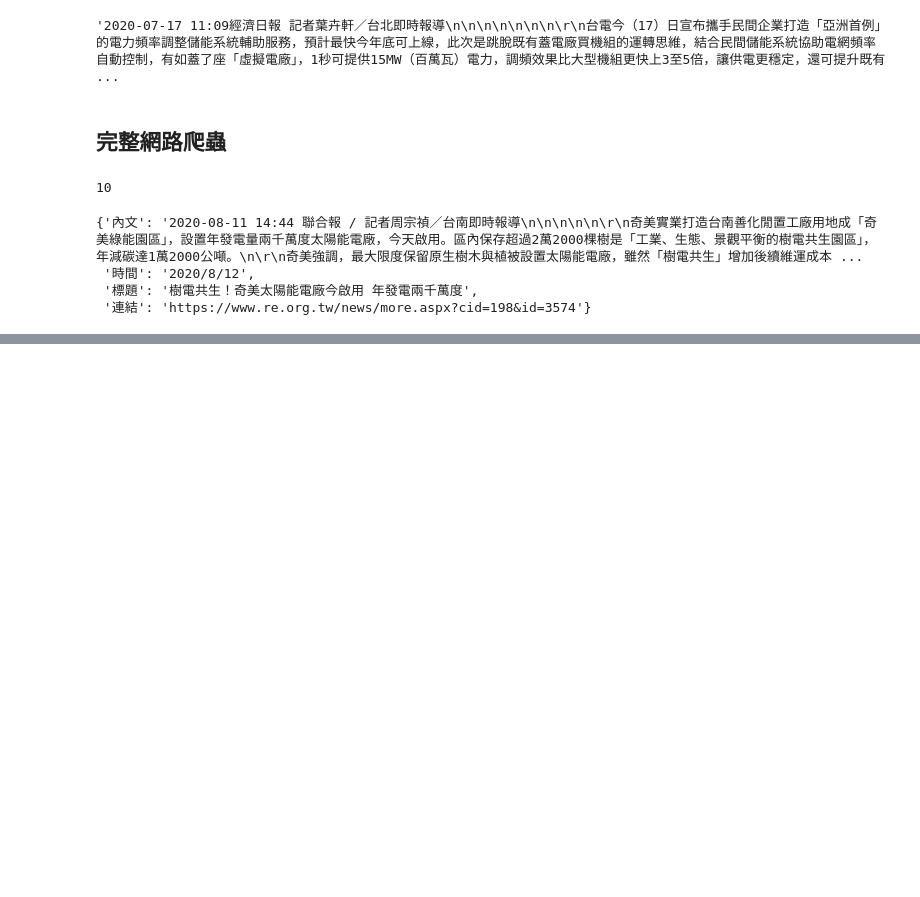
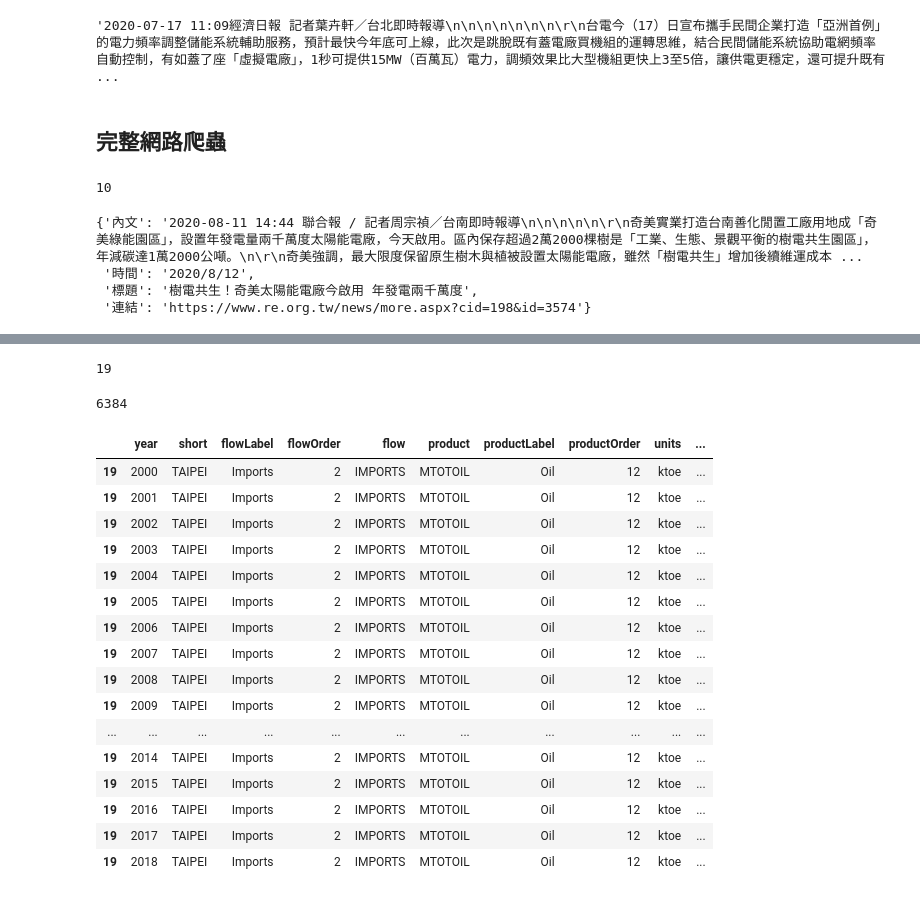
Before and after one commit to ywchiu/taipowerpy, a Jupyter notebook: Demo20200813.ipynb, the cells around one changed output, grey strips where cells are left out. Drawn from its saved outputs; the diff is of its cells as text; code cells hidden in the pictures; blank space fills up the shorter version.

```diff
--- a/Demo20200813.ipynb
+++ b/Demo20200813.ipynb
@@ -248,0 +334,4 @@ newsdf.to_excel('news.xlsx')
+# %%
+len(energy_ary)
+# %% [output]
+19
@@ -248,0 +340,4 @@ newsdf.to_excel('news.xlsx')
+# %%
+len(energy_df)
+# %% [output]
+6384
@@ -248,0 +346,20 @@ newsdf.to_excel('news.xlsx')
+# %%
+m
+# %% [output]
+|  | year | short | flowLabel | flowOrder | flow | product | productLabel | productOrder | units | ... |
+| 19 | 2000 | TAIPEI | Imports | 2 | IMPORTS | MTOTOIL | Oil | 12 | ktoe | ... |
+| 19 | 2001 | TAIPEI | Imports | 2 | IMPORTS | MTOTOIL | Oil | 12 | ktoe | ... |
+| 19 | 2002 | TAIPEI | Imports | 2 | IMPORTS | MTOTOIL | Oil | 12 | ktoe | ... |
+| 19 | 2003 | TAIPEI | Imports | 2 | IMPORTS | MTOTOIL | Oil | 12 | ktoe | ... |
+| 19 | 2004 | TAIPEI | Imports | 2 | IMPORTS | MTOTOIL | Oil | 12 | ktoe | ... |
+| 19 | 2005 | TAIPEI | Imports | 2 | IMPORTS | MTOTOIL | Oil | 12 | ktoe | ... |
+| 19 | 2006 | TAIPEI | Imports | 2 | IMPORTS | MTOTOIL | Oil | 12 | ktoe | ... |
+| 19 | 2007 | TAIPEI | Imports | 2 | IMPORTS | MTOTOIL | Oil | 12 | ktoe | ... |
+| 19 | 2008 | TAIPEI | Imports | 2 | IMPORTS | MTOTOIL | Oil | 12 | ktoe | ... |
+| 19 | 2009 | TAIPEI | Imports | 2 | IMPORTS | MTOTOIL | Oil | 12 | ktoe | ... |
+| ... | ... | ... | ... | ... | ... | ... | ... | ... | ... | ... |
+| 19 | 2014 | TAIPEI | Imports | 2 | IMPORTS | MTOTOIL | Oil | 12 | ktoe | ... |
+| 19 | 2015 | TAIPEI | Imports | 2 | IMPORTS | MTOTOIL | Oil | 12 | ktoe | ... |
+| 19 | 2016 | TAIPEI | Imports | 2 | IMPORTS | MTOTOIL | Oil | 12 | ktoe | ... |
+| 19 | 2017 | TAIPEI | Imports | 2 | IMPORTS | MTOTOIL | Oil | 12 | ktoe | ... |
+| 19 | 2018 | TAIPEI | Imports | 2 | IMPORTS | MTOTOIL | Oil | 12 | ktoe | ... |
```
Also changed, not shown: parts of 23 cells of this notebook.
